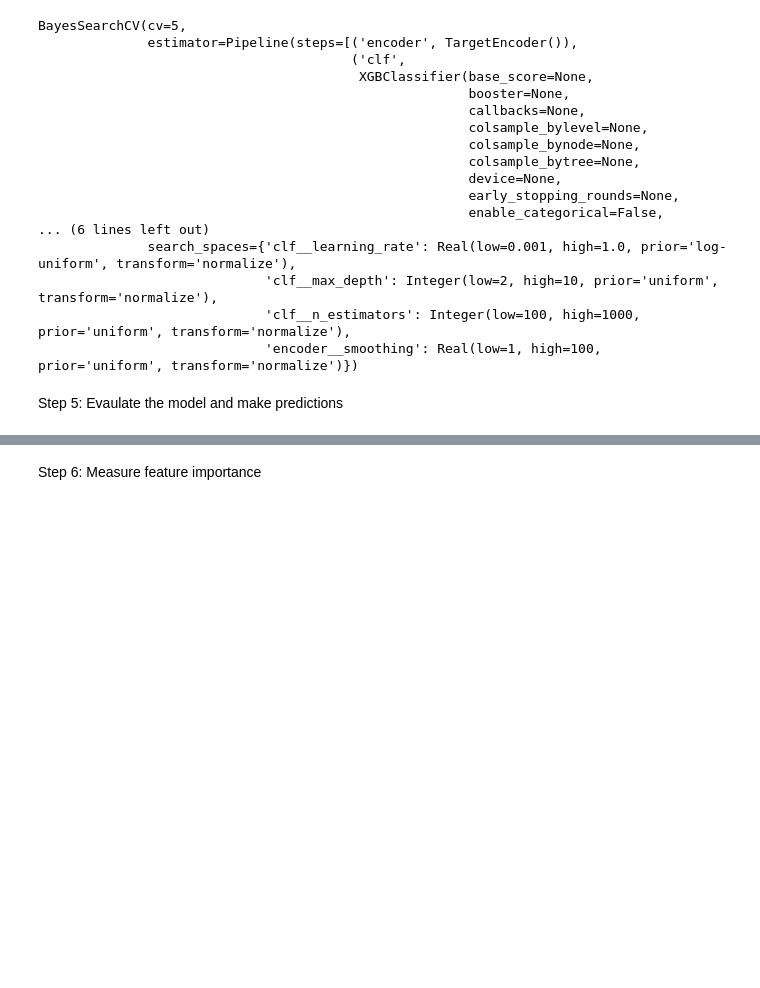
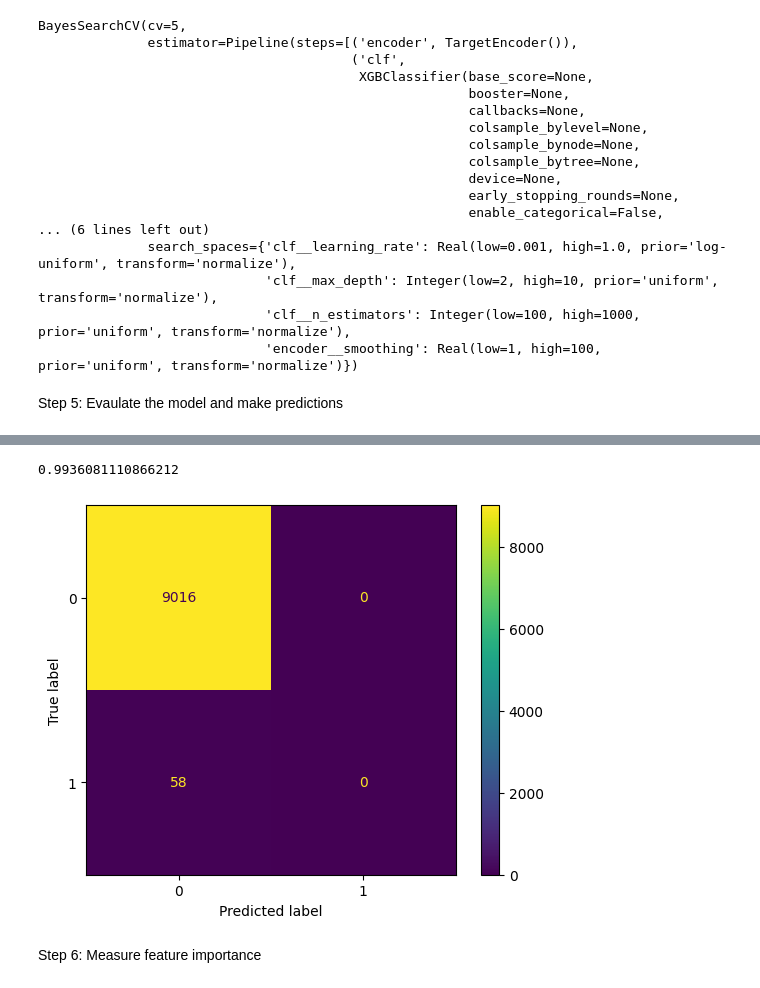
Before and after one commit to blinares-cs/Machine_Learning_Forcasting_Nominations, a Jupyter notebook: movies_xgboost_class.ipynb, the cells around one changed output, grey strips where cells are left out. Saved outputs shown, nothing was run; the diff lists cells and outputs as text; code cells hidden in the pictures; blank space fills up the shorter version.

Commit message:
Add confusion matrix for classification

```diff
--- a/movies_xgboost_class.ipynb
+++ b/movies_xgboost_class.ipynb
@@ -147,2 +149,2 @@ OrderedDict([('clf__learning_rate', 0.08401856883274732),
 # %%
-opt.predict(X_test)
+y_pred = opt.predict(X_test)
@@ -165,3 +165,18 @@ opt.score(X_test,y_test)
+# %%
+from sklearn.metrics import accuracy_score, confusion_matrix
+accuracy_score(y_test,y_pred)
+# %% [output]
+0.9936081110866212
+# %%
+import matplotlib.pyplot as plt
+from sklearn.metrics import ConfusionMatrixDisplay, confusion_matrix
+cm = confusion_matrix(y_test,y_pred)
+
+disp = ConfusionMatrixDisplay(confusion_matrix=cm, display_labels=opt.classes_)
+disp.plot()
+plt.show()
+# %% [output]
+[figure, added]
 # %% [markdown]
 Step 6: Measure feature importance
 # %%
```
Also changed, not shown: parts of 10 cells of this notebook.
